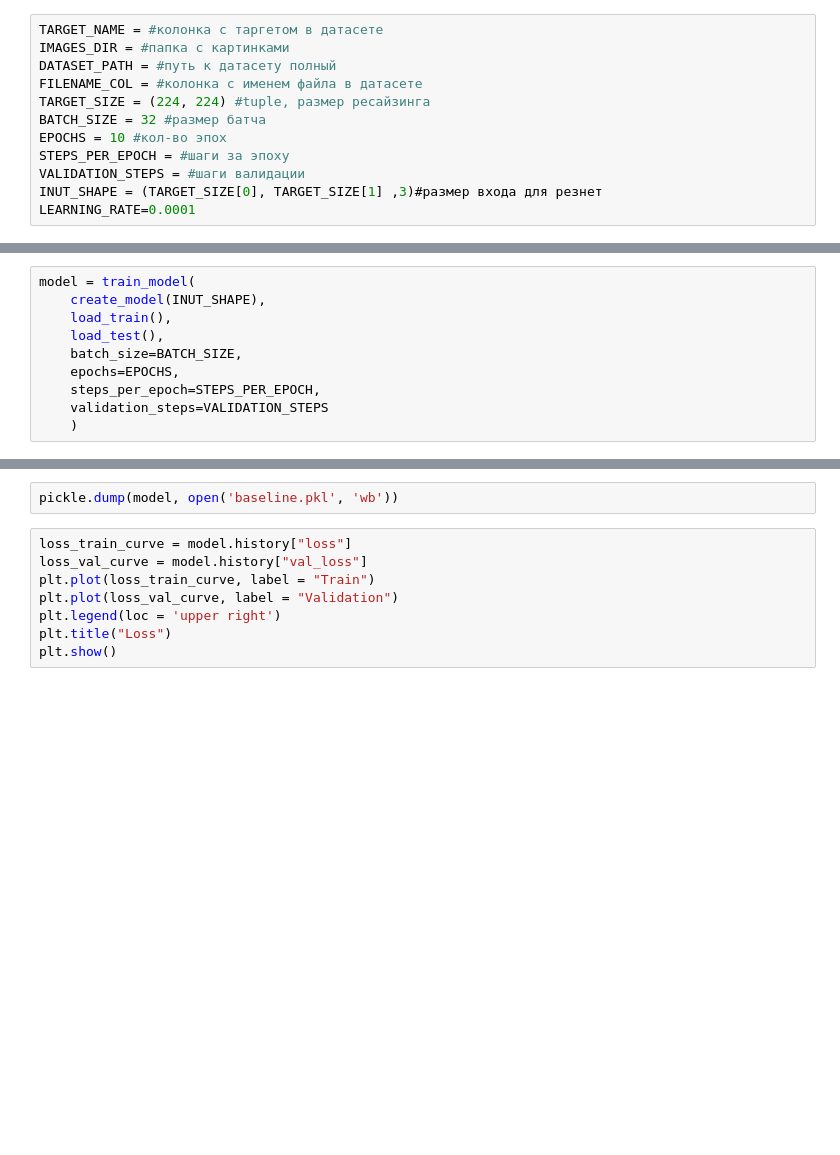
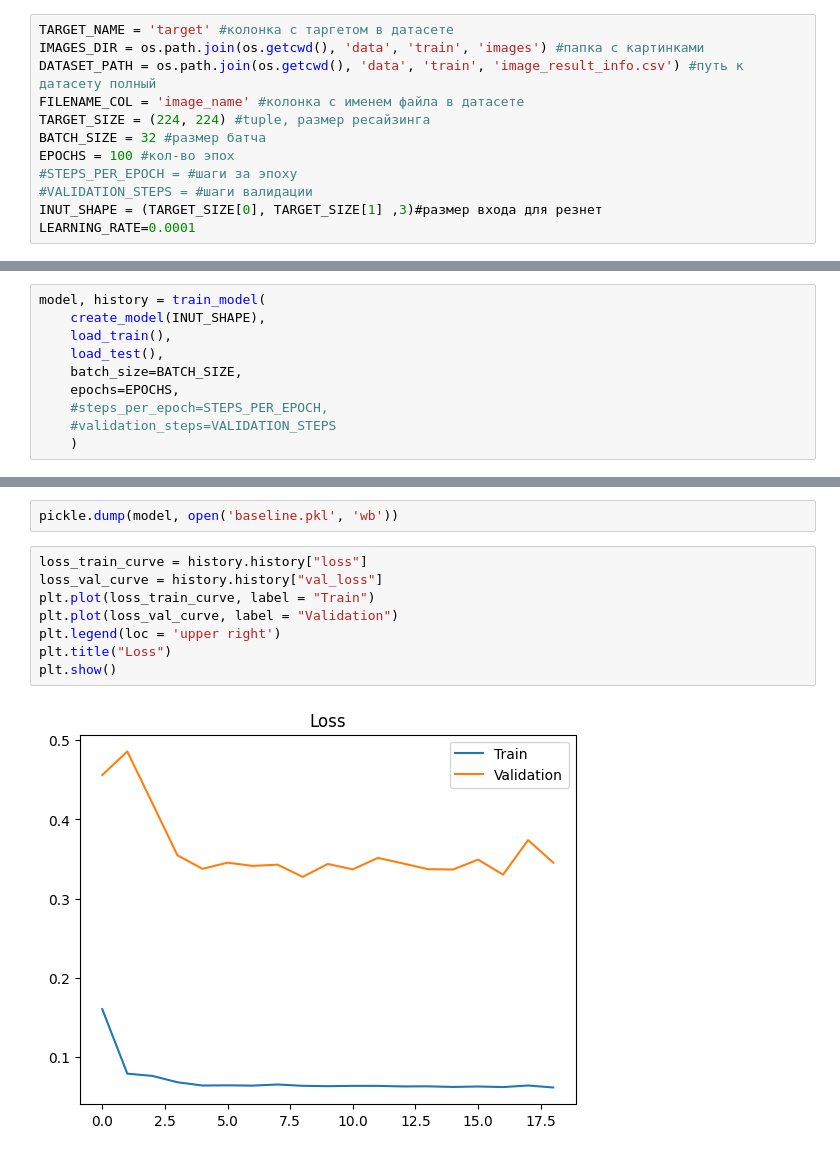
Before and after one commit to SergeML/Black_Duck_Hackathon_DFO, a Jupyter notebook: model_fitter.ipynb, the cells around one changed output, grey strips where cells are left out. Drawn from its saved outputs; the diff is of its cells as text; blank space fills up the shorter version.

```diff
--- a/model_fitter.ipynb
+++ b/model_fitter.ipynb
@@ -17,13 +58,13 @@ from tensorflow.keras.metrics import Accuracy
 # %%
-TARGET_NAME = #колонка с таргетом в датасете
-IMAGES_DIR = #папка с картинками
-DATASET_PATH = #путь к датасету полный
-FILENAME_COL = #колонка с именем файла в датасете
+TARGET_NAME = 'target' #колонка с таргетом в датасете
+IMAGES_DIR = os.path.join(os.getcwd(), 'data', 'train', 'images') #папка с картинками
+DATASET_PATH = os.path.join(os.getcwd(), 'data', 'train', 'image_result_info.csv') #путь к датасету полный
+FILENAME_COL = 'image_name' #колонка с именем файла в датасете
 TARGET_SIZE = (224, 224) #tuple, размер ресайзинга
 BATCH_SIZE = 32 #размер батча
-EPOCHS = 10 #кол-во эпох
-STEPS_PER_EPOCH = #шаги за эпоху
-VALIDATION_STEPS = #шаги валидации
+EPOCHS = 100 #кол-во эпох
+#STEPS_PER_EPOCH = #шаги за эпоху
+#VALIDATION_STEPS = #шаги валидации
 INUT_SHAPE = (TARGET_SIZE[0], TARGET_SIZE[1] ,3)#размер входа для резнет
 LEARNING_RATE=0.0001
 # %%
@@ -100,10 +154,10 @@ def train_model(model, train_data, test_data, batch_size=None, epochs=10,
 # %%
-model = train_model(
+model, history = train_model(
     create_model(INUT_SHAPE),
     load_train(),
     load_test(),
     batch_size=BATCH_SIZE,
     epochs=EPOCHS,
-    steps_per_epoch=STEPS_PER_EPOCH,
-    validation_steps=VALIDATION_STEPS
+    #steps_per_epoch=STEPS_PER_EPOCH,
+    #validation_steps=VALIDATION_STEPS
     )
@@ -110,11 +189,13 @@ model = train_model(
 # %%
 pickle.dump(model, open('baseline.pkl', 'wb'))
 # %%
-loss_train_curve = model.history["loss"]
-loss_val_curve = model.history["val_loss"]
+loss_train_curve = history.history["loss"]
+loss_val_curve = history.history["val_loss"]
 plt.plot(loss_train_curve, label = "Train")
 plt.plot(loss_val_curve, label = "Validation")
 plt.legend(loc = 'upper right')
 plt.title("Loss")
 plt.show()
+# %% [output]
+[figure, added]
 # %%
```
Also changed, not shown: parts of 12 cells of this notebook.
